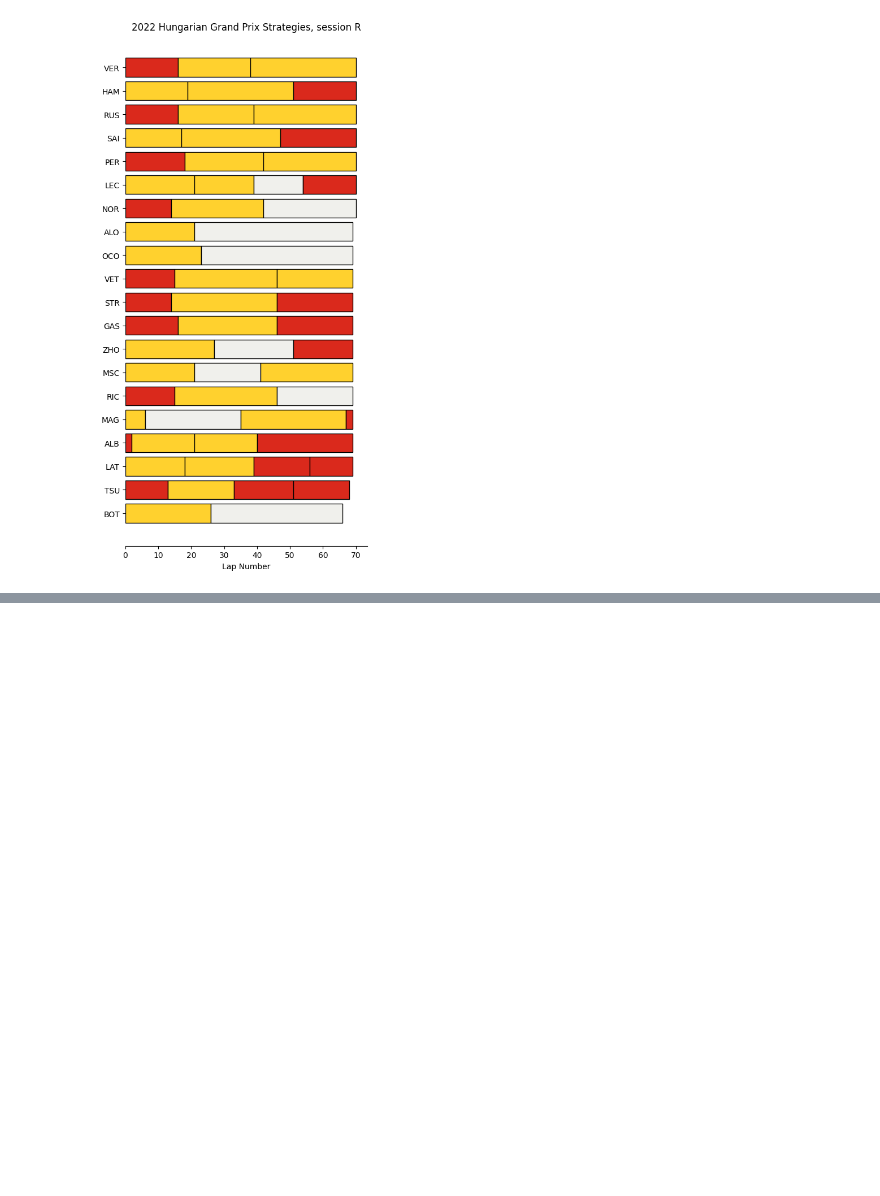
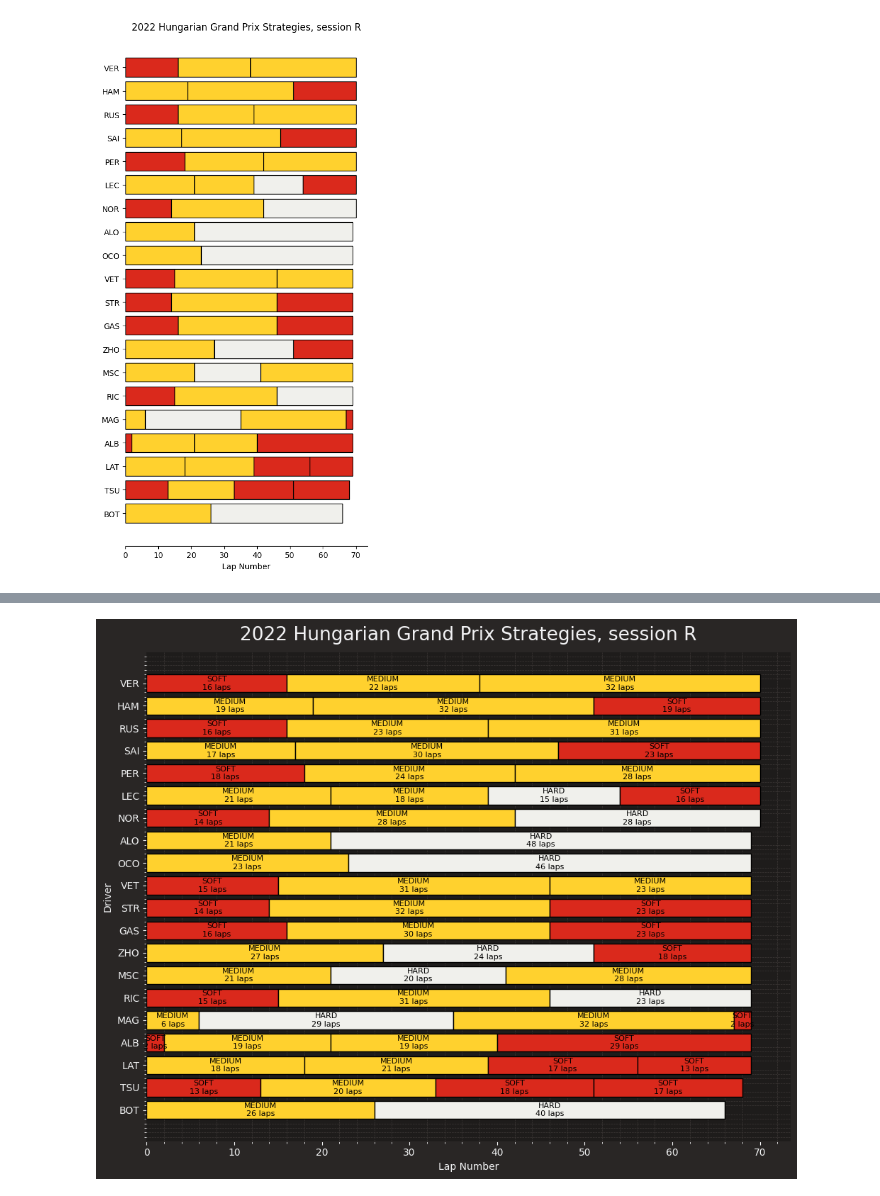
Before and after one commit to Vladinsky/fasftF1, a Jupyter notebook: strategie_per_gara.ipynb, the cells around one changed output, grey strips where cells are left out. Drawn from its saved outputs; the diff is of its cells as text; code cells hidden in the pictures; blank space fills up the shorter version.

Commit message:
Update_file_strategie

```diff
--- a/strategie_per_gara.ipynb
+++ b/strategie_per_gara.ipynb
@@ -92,3 +92,90 @@ core           INFO     Finished loading data for 20 drivers: ['1', '44', '63',
 
 [62 rows x 4 columns]
 [figure]
+# %%
+from matplotlib import pyplot as plt
+import fastf1
+import fastf1.plotting
+
+# Enable cache (optional)
+# fastf1.Cache.enable_cache('cache')
+
+# Set up FastF1 and Matplotlib
+fastf1.plotting.setup_mpl()
+
+# Define the session details
+year = 2022
+gran_prix = "Hungarian"
+sessionG = 'R'  # Race session
+
+# Load the session data
+session = fastf1.get_session(year, gran_prix, sessionG)
+session.load()
+
+# Get all laps
+laps = session.laps
+
+# Get the list of drivers and their abbreviations
+drivers = session.drivers
+drivers = [session.get_driver(driver)["Abbreviation"] for driver in drivers]
+
+# Prepare stint data
+stints = laps[["Driver", "Stint", "Compound", "LapNumber"]]
+stints = stints.groupby(["Driver", "Stint", "Compound"]).count().reset_index()
+stints = stints.rename(columns={"LapNumber": "StintLength"})
+
+# Create the plot
+fig, ax = plt.subplots(figsize=(10, 8))
+
+# Plot stints for each driver
+for driver in drivers:
+    driver_stints = stints.loc[stints["Driver"] == driver]
+
+    previous_stint_end = 0
+    for idx, row in driver_stints.iterrows():
+        # Get the compound color
+        compound_color = fastf1.plotting.get_compound_color(row["Compound"], session=session)
+
+        # Plot the stint as a horizontal bar
+        plt.barh(
+            y=driver,
+            width=row["StintLength"],
+            left=previous_stint_end,
+            color=compound_color,
+            edgecolor="black",
+            fill=True
+        )
+
+        # Add text annotation for the compound and stint length
+        ax.text(
+            x=previous_stint_end + row["StintLength"] / 2,  # Position the text in the middle of the bar
+            y=driver,
+            s=f"{row['Compound']}\n{row['StintLength']} laps",  # Compound name and stint length
+            ha='center',  # Center the text horizontally
+            va='center',  # Center the text vertically
+            color='black' if compound_color != 'yellow' else 'black',  # Ensure text is readable
+            fontsize=8
+        )
+
+        previous_stint_end += row["StintLength"]
+
+# Customize the plot
+plt.title(f"{year} {gran_prix} Grand Prix Strategies, session {sessionG}")
+plt.xlabel("Lap Number")
+plt.ylabel("Driver")
+plt.grid(False)
+
+# Invert the y-axis so drivers that finish higher are closer to the top
+ax.invert_yaxis()
+
+# Remove unnecessary spines
+ax.spines['top'].set_visible(False)
+ax.spines['right'].set_visible(False)
+ax.spines['left'].set_visible(False)
+
+# Adjust layout
+plt.tight_layout()
+
+# Show the plot
+plt.show()
+# %% [output]
@@ -94,0 +201 @@ core           INFO     Finished loading data for 20 drivers: ['1', '44', '63',
+[figure, added]
```
Also changed, not shown: parts of 1 cell of this notebook.
